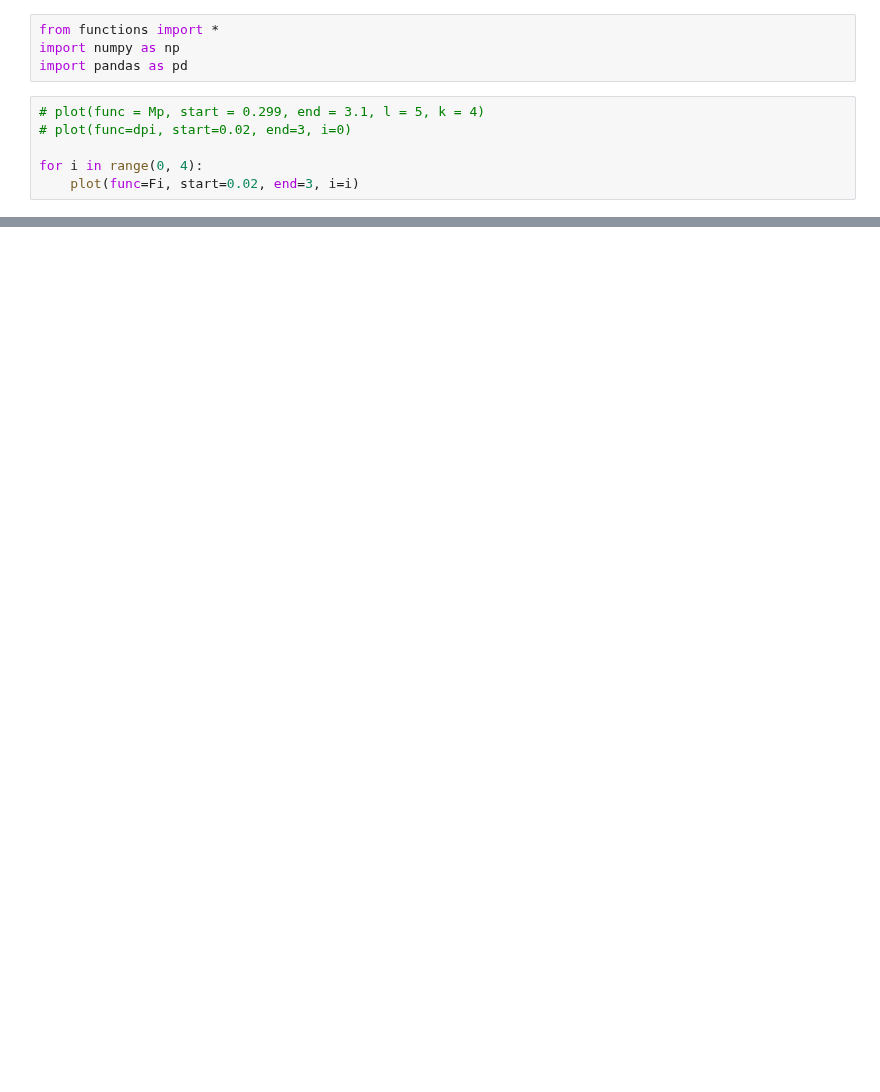
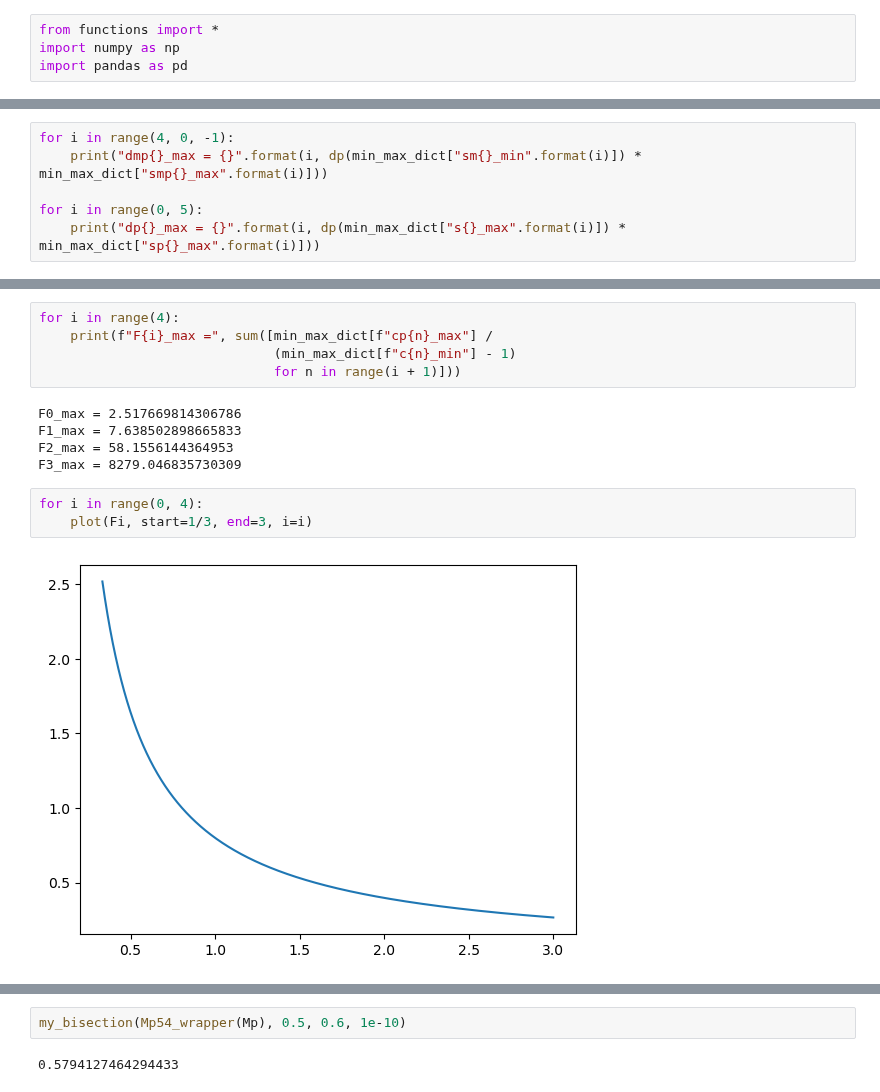
Before and after one commit to marlo-z/random-turn-games, a Jupyter notebook: mina_margin_map/run.ipynb, the cells around one changed output, grey strips where cells are left out. Cells and saved outputs as stored; diff of their text form; blank space fills up the shorter version.

```diff
--- a/mina_margin_map/run.ipynb
+++ b/mina_margin_map/run.ipynb
@@ -2,9 +2,3 @@
 from functions import *
 import numpy as np
 import pandas as pd
-# %%
-# plot(func = Mp, start = 0.299, end = 3.1, l = 5, k = 4)
-# plot(func=dpi, start=0.02, end=3, i=0)
-
-for i in range(0, 4):
-    plot(func=Fi, start=0.02, end=3, i=i)
@@ -74,0 +9,6 @@ M54_min = 0.08797720342749411
+# %%
+for i in range(4, 0, -1):
+    print("dmp{}_max = {}".format(i, dp(min_max_dict["sm{}_min".format(i)]) * min_max_dict["smp{}_max".format(i)]))
+
+for i in range(0, 5):
+    print("dp{}_max = {}".format(i, dp(min_max_dict["s{}_max".format(i)]) * min_max_dict["sp{}_max".format(i)]))
@@ -74,0 +25,15 @@ M54_min = 0.08797720342749411
+# %%
+for i in range(4):
+    print(f"F{i}_max =", sum([min_max_dict[f"cp{n}_max"] /
+                              (min_max_dict[f"c{n}_min"] - 1)
+                              for n in range(i + 1)]))
+# %% [output]
+F0_max = 2.517669814306786
+F1_max = 7.638502898665833
+F2_max = 58.1556144364953
+F3_max = 8279.046835730309
+# %%
+for i in range(0, 4):
+    plot(Fi, start=1/3, end=3, i=i)
+# %% [output]
+[figure, added]
@@ -74,0 +43,4 @@ M54_min = 0.08797720342749411
+# %%
+my_bisection(Mp54_wrapper(Mp), 0.5, 0.6, 1e-10)
+# %% [output]
+0.5794127464294433
```
Also changed, not shown: parts of 7 cells of this notebook, 4 other files.
